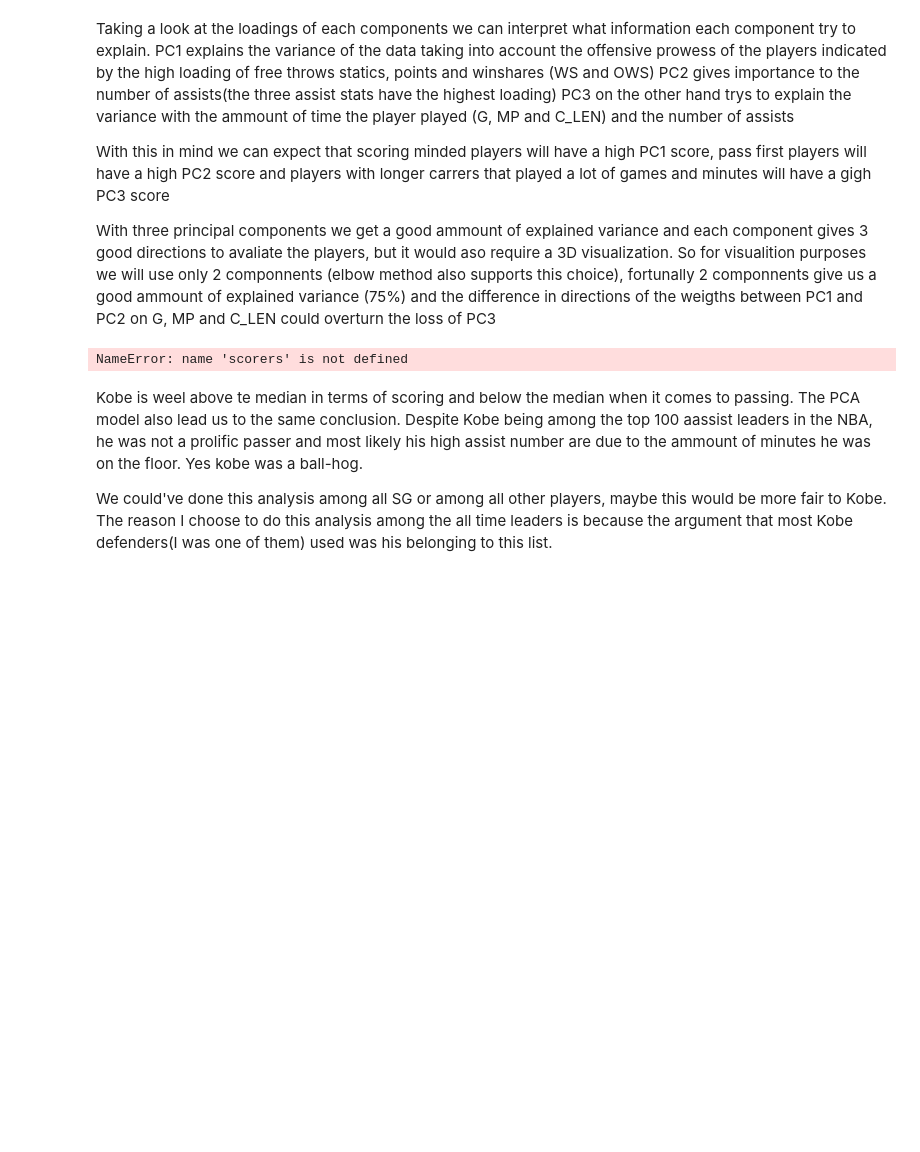
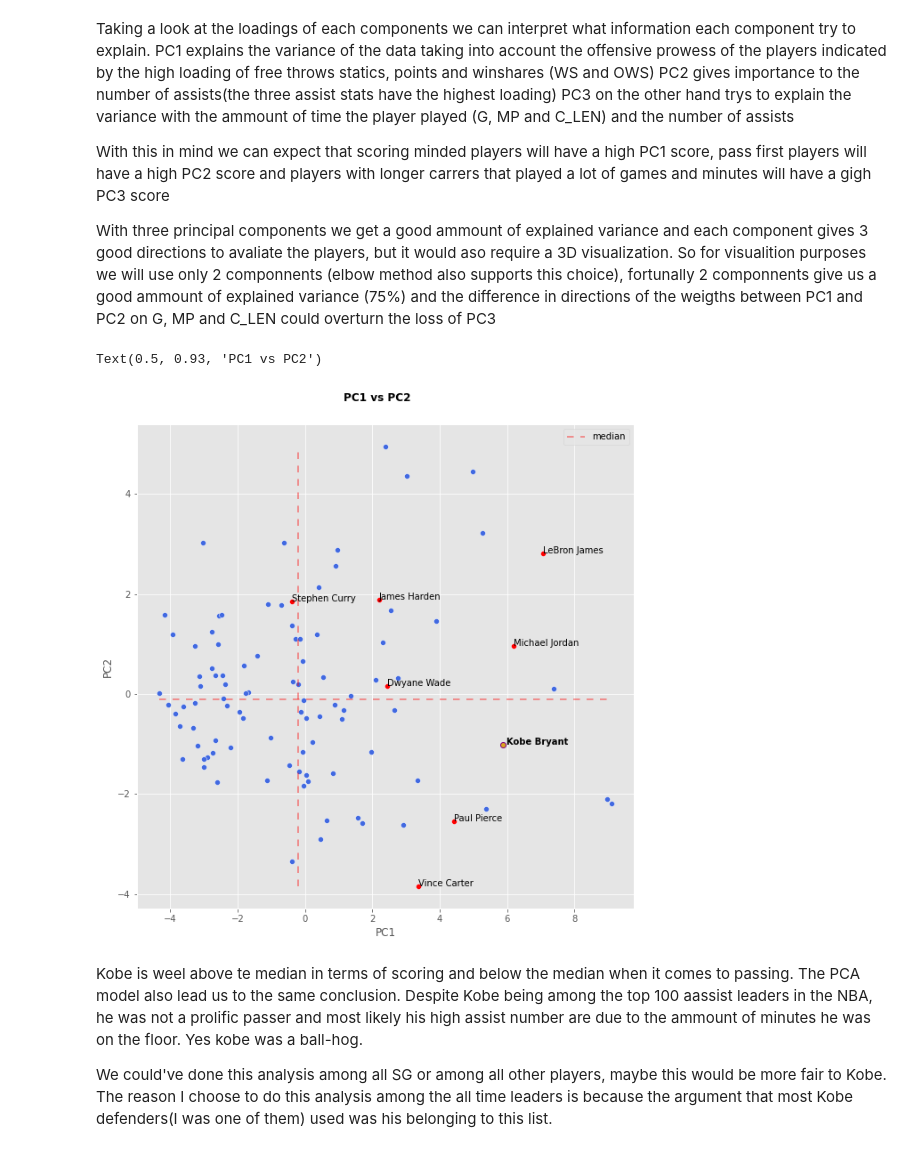
Before and after one commit to GuilhermeGAraujo/Was_Kobe_Bryant_a_Ballhog, a Jupyter notebook: EDA_and_model.ipynb, the cells around one changed output. Cells and saved outputs as stored; diff of their text form; code cells hidden in the pictures; blank space fills up the shorter version.

Commit message:
Fixed PCA scatterplot, added plot images

```diff
--- a/EDA_and_model.ipynb
+++ b/EDA_and_model.ipynb
@@ -359,29 +359,33 @@ With three principal components we get a good ammount of explained variance and
 # %%
 names=set(ast_leaders['Name'])
 #List of other great socorers who might be in the list to compare to Kobe
 great_scorers = ['Michael Jordan','Kevin Durant','James Harden','Paul Pierce','Vince Carter','Tim Duncan','Kevin Garnet'
             'Dirk Nowitzki','Carmelo Anthony','LeBron James','Dwyane Wade','Russel Westbrook','Stephen Curry','Klay Thompson']
 found=[]
-for n in scorers:
+for n in great_scorers:
     if n in names:
         found.append(n)
 index=[ast_leaders[ast_leaders['Name']==n].index for n in found]
 
 pca_df = pd.DataFrame(pca_ast, columns =['PC1', 'PC2', 'PC3'])
 median1 =[pca_df['PC1'].median()]*2
 median2 =[pca_df['PC2'].median()]*2
+
 fig, axs = plt.subplots (figsize=(10,10))
 sns.scatterplot(data = pca_df, x='PC1', y ='PC2',color = 'royalblue')
-plt.plot(median1, [min(pca_df['PC2']), max(pca_df['PC2'])], color = 'red', alpha = 0.5,linestyle = '--', dashes= (5,5), label ='median')
+plt.plot(median1, [min(pca_df['PC2']), max(pca_df['PC2'])], color = 'red', alpha = 0.5,linestyle = '--', dashes= (5,5),
+         label ='median')
 plt.plot([min(pca_df['PC1']), max(pca_df['PC1'])],median2, color = 'red', alpha = 0.5,linestyle = '--', dashes= (5,5))
 sns.scatterplot(data = pca_df.iloc[[30]], x='PC1', y ='PC2',color = 'goldenrod',edgecolor ='purple', linewidth =1)
 axs.annotate('Kobe Bryant',(pca_df['PC1'][30]+.1,pca_df['PC2'][30]),fontweight ='bold')
+
 for i,name in zip(index,found):
     sns.scatterplot(data = pca_df.iloc[i], x='PC1', y ='PC2',color = 'red')
     axs.annotate(name,(pca_df['PC1'][i],pca_df['PC2'][i]))
 fig.suptitle('PC1 vs PC2', fontweight ='bold', x=0.5, y=0.93)
 # %% [output]
-NameError: name 'scorers' is not defined
+Text(0.5, 0.93, 'PC1 vs PC2')
+[figure, added]
 # %% [markdown]
 Kobe is weel above te median in terms of scoring and below the median when it comes to passing.
 The PCA model also lead us to the same conclusion. Despite Kobe being among the top 100 aassist leaders in the NBA, he was not a prolific passer and most likely his high assist number are due to the ammount of minutes he was on the floor. Yes kobe was a ball-hog.
```
Also changed, not shown: parts of 1 cell of this notebook, 8 other files.
